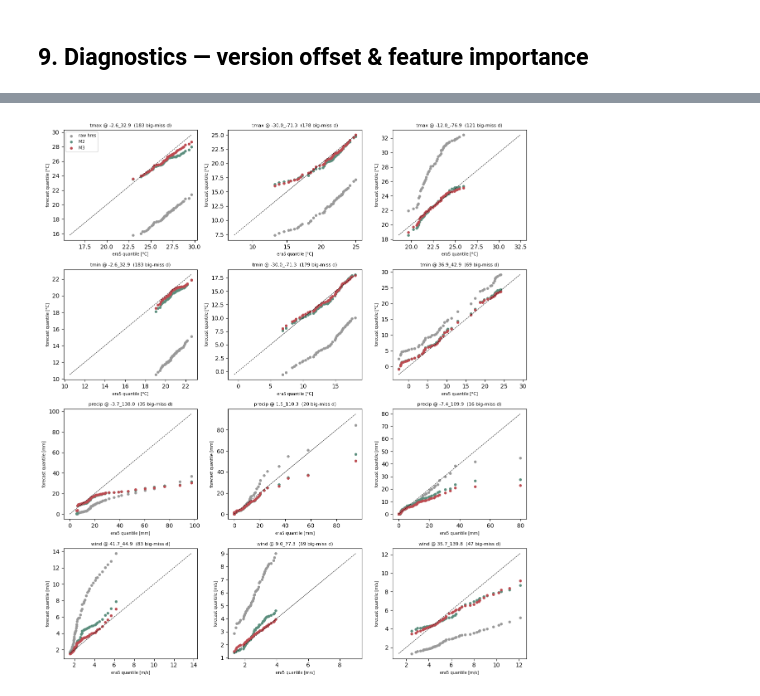
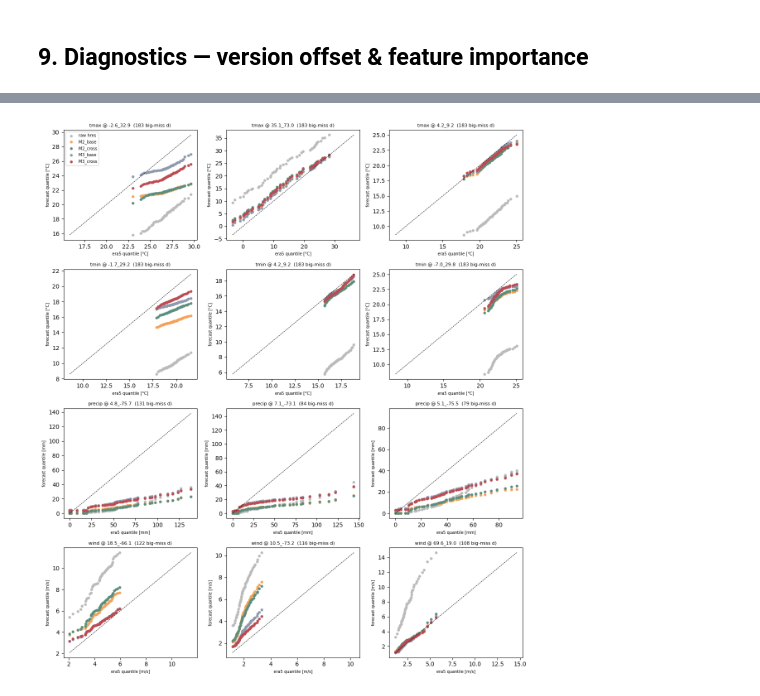
Before and after one commit to theitush/WeatherBaseline, a Jupyter notebook: scripts/bias_study/ml_debias.ipynb, the cells around one changed output, grey strips where cells are left out. Saved outputs shown, nothing was run; the diff lists cells and outputs as text; code cells hidden in the pictures.

```diff
--- a/scripts/bias_study/ml_debias.ipynb
+++ b/scripts/bias_study/ml_debias.ipynb
@@ -428,29 +486,32 @@ print('\nbig-miss threshold THR = raw 99th-pctile |error|:',
 # %%
-# The literal worst individual day x cell misses (raw), with what M2 and M3 did to
-# each. Concrete answer to "what does a high error look like, and where & when".
+# The literal worst individual day x cell misses (raw), with the signed error each
+# variant left behind. Concrete answer to "what does a high error look like, and
+# where & when".
 for var in VARS:
     var_name, unit = var['name'], var['unit']
     test = errors_by_var[var_name]
-    cols = ['date','key','lat','lon','season', era5_col(var_name), hres_col(var_name), 'M2', 'M3',
-            'err_raw','err_M2','err_M3', f'dec_{var_name}']
+    err_cols = [f'err_{variant}' for variant in VARIANT_NAMES]
+    cols = ['date','key','lat','lon','season', era5_col(var_name), hres_col(var_name),
+            'err_raw', *err_cols, f'dec_{var_name}']
     worst = test.nlargest(12, 'ae_raw')[cols].copy()
     worst['date'] = worst['date'].dt.date
     worst = worst.rename(columns={era5_col(var_name):'era5', hres_col(var_name):'hres', f'dec_{var_name}':'decile'})
     print(f'\n=== {var_name} ({unit}) — 12 worst single-day misses (raw |err|) ===')
     print(worst.round(2).to_string(index=False))
 
-# WHEN do big misses (raw |err| >= THR) happen — by season and value-decile — and do
-# M2 / M3 cut HOW MANY big-miss days there are?
+# WHEN do big misses (raw |err| >= THR) happen — by season and value-decile — and
+# does each variant cut HOW MANY big-miss days there are?
 print('\n' + '='*70)
 for var in VARS:
     var_name, unit = var['name'], var['unit']
     test = errors_by_var[var_name]
     big_misses = test[test.ae_raw >= big_miss_threshold[var_name]]
-    n_M2 = int((test.ae_M2 >= big_miss_threshold[var_name]).sum())
-    n_M3 = int((test.ae_M3 >= big_miss_threshold[var_name]).sum())
     denom = max(len(big_misses), 1)
+    remaining = {variant: int((test[f'ae_{variant}'] >= big_miss_threshold[var_name]).sum())
+                 for variant in VARIANT_NAMES}
     print(f'\n{var_name} ({unit}): {len(big_misses)} big-miss days (|err|>={big_miss_threshold[var_name]:.1f}); '
-          f'after M2 -> {n_M2} ({100*(1-n_M2/denom):+.0f}%); after M3 -> {n_M3} ({100*(1-n_M3/denom):+.0f}%)')
+          + '; '.join(f'after {variant}: {count} ({100*(1-count/denom):+.0f}%)'
+                      for variant, count in remaining.items()))
     print('  by season:', {season:int(count) for season,count in big_misses.groupby("season").size().items()})
     print('  by value-decile:', {decile:int(count) for decile,count in big_misses.groupby(f"dec_{var_name}").size().items()})
 # %% [output]
@@ -531,37 +594,38 @@ key
 # %%
 # Q-Q plots for the worst cells per metric: do the forecast's quantiles line up with
-# ERA5 truth, and do M2 / M3 pull them onto the diagonal? "Worst" = most big-miss days
-# (raw |err| >= THR). Gray = raw hres vs era5; teal = M2-corrected; red = M3-corrected;
-# the dashed 45-deg line is perfect agreement. Departure at the ends = tail bias.
+# ERA5 truth, and do the variants pull them onto the diagonal? "Worst" = most big-miss
+# days (raw |err| >= THR). Gray = raw hres vs era5; the four variants use the shared
+# §8 palette; the dashed 45-deg line is perfect agreement. Departure at the ends =
+# tail bias.
 quantile_levels = np.linspace(0.02, 0.98, 49)
 N_WORST = 3                              # worst cells shown per metric
 fig, axes = plt.subplots(len(VARS), N_WORST, figsize=(4*N_WORST, 3.4*len(VARS)))
 for var_idx, var in enumerate(VARS):
     var_name, unit = var['name'], var['unit']
     test = errors_by_var[var_name]
     big_by_cell = test[test.ae_raw >= big_miss_threshold[var_name]].groupby('key').size().sort_values(ascending=False)
     worst_keys = big_by_cell.head(N_WORST).index.tolist()
     for col_idx, cell_key in enumerate(worst_keys):
         ax = axes[var_idx, col_idx]
         cell_rows = test[test.key == cell_key]
         truth_q = cell_rows[era5_col(var_name)].quantile(quantile_levels).to_numpy()
-        raw_q = cell_rows[hres_col(var_name)].quantile(quantile_levels).to_numpy()
-        m2_q  = cell_rows['M2'].quantile(quantile_levels).to_numpy()
-        m3_q  = cell_rows['M3'].quantile(quantile_levels).to_numpy()
-        lo_val = float(min(truth_q.min(), raw_q.min(), m2_q.min(), m3_q.min()))
-        hi_val = float(max(truth_q.max(), raw_q.max(), m2_q.max(), m3_q.max()))
+        model_q = {'raw': cell_rows[hres_col(var_name)].quantile(quantile_levels).to_numpy(),
+                   **{variant: cell_rows[variant].quantile(quantile_levels).to_numpy()
+                      for variant in VARIANT_NAMES}}
+        lo_val = float(min(truth_q.min(), *(q.min() for q in model_q.values())))
+        hi_val = float(max(truth_q.max(), *(q.max() for q in model_q.values())))
         ax.plot([lo_val, hi_val], [lo_val, hi_val], 'k--', lw=0.7)
-        ax.scatter(truth_q, raw_q, s=14, color='#999',    label='raw hres')
-        ax.scatter(truth_q, m2_q,  s=14, color='#5b8e7d', label='M2')
-        ax.scatter(truth_q, m3_q,  s=14, color='#bc4b51', label='M3')
+        for model_name, model_quantiles in model_q.items():
+            ax.scatter(truth_q, model_quantiles, s=14, color=MODEL_COLORS[model_name],
+                       label='raw hres' if model_name == 'raw' else model_name)
         ax.set_title(f'{var_name} @ {cell_key}  ({int(big_by_cell[cell_key])} big-miss d)', fontsize=8)
         ax.set_xlabel(f'era5 quantile [{unit}]', fontsize=7)
         ax.set_ylabel(f'forecast quantile [{unit}]', fontsize=7)
         if var_idx == 0 and col_idx == 0:
             ax.legend(fontsize=7)
 plt.tight_layout(); plt.show()
 # %% [output]
-[figure, old version]
+[figure, new version]
 # %% [markdown]
 ## 9c. Where M2 and M3 *disagree* — Q-Q on the cells they treat most differently
 
```
Also changed, not shown: parts of 31 cells of this notebook, 1 other file.
